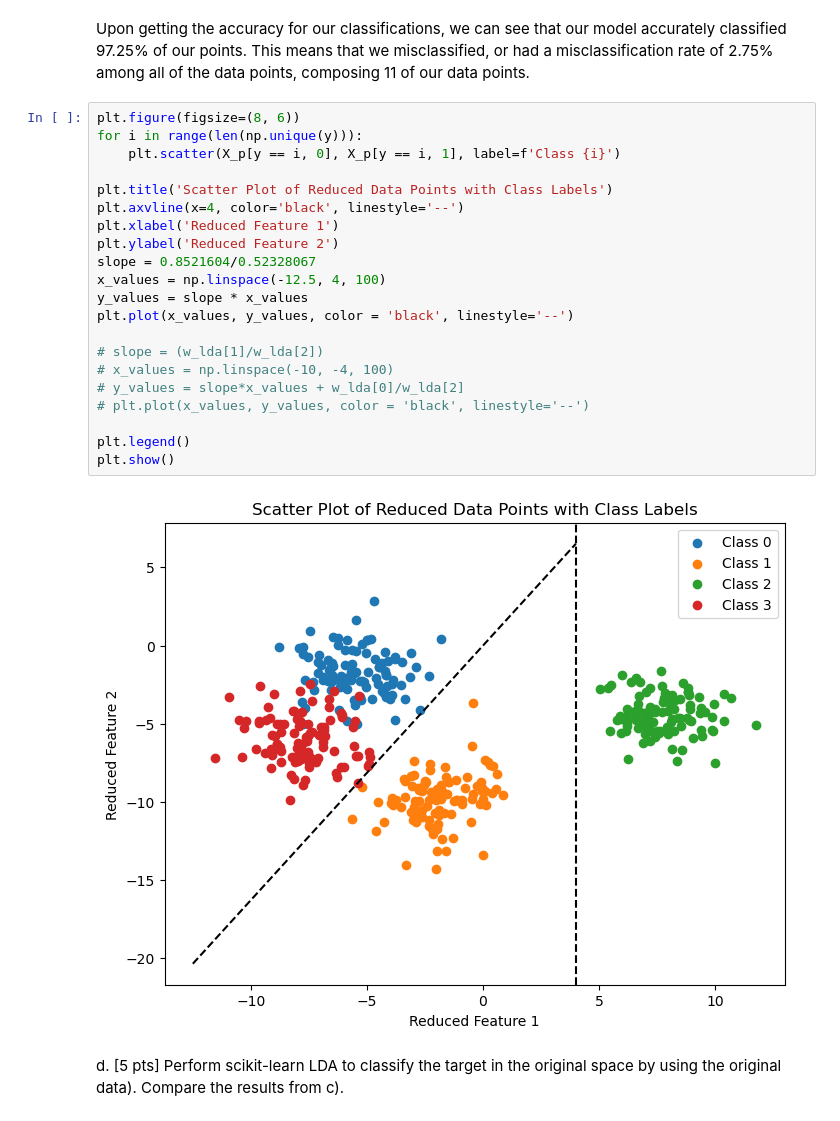
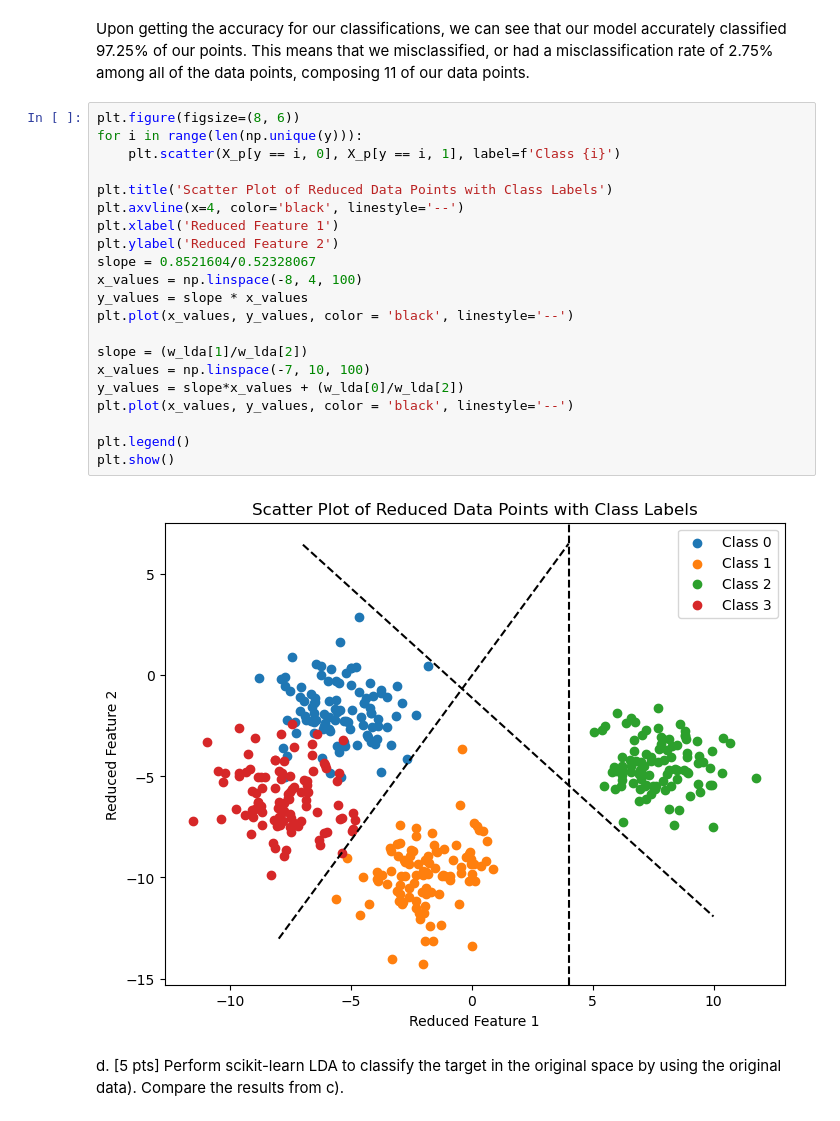
Before and after one commit to matthewpkearney/hw2-classification, a Jupyter notebook: MatthewKearney_HW2.ipynb, the cells around one changed output. Cells and saved outputs as stored; diff of their text form.

```diff
--- a/MatthewKearney_HW2.ipynb
+++ b/MatthewKearney_HW2.ipynb
@@ -336,26 +336,26 @@ Upon getting the accuracy for our classifications, we can see that our model acc
 # %%
 plt.figure(figsize=(8, 6))
 for i in range(len(np.unique(y))):
     plt.scatter(X_p[y == i, 0], X_p[y == i, 1], label=f'Class {i}')
 
 plt.title('Scatter Plot of Reduced Data Points with Class Labels')
 plt.axvline(x=4, color='black', linestyle='--')
 plt.xlabel('Reduced Feature 1')
 plt.ylabel('Reduced Feature 2')
 slope = 0.8521604/0.52328067
-x_values = np.linspace(-12.5, 4, 100)
+x_values = np.linspace(-8, 4, 100)
 y_values = slope * x_values
 plt.plot(x_values, y_values, color = 'black', linestyle='--')
 
-# slope = (w_lda[1]/w_lda[2])
-# x_values = np.linspace(-10, -4, 100)
-# y_values = slope*x_values + w_lda[0]/w_lda[2]
-# plt.plot(x_values, y_values, color = 'black', linestyle='--')
+slope = (w_lda[1]/w_lda[2])
+x_values = np.linspace(-7, 10, 100)
+y_values = slope*x_values + (w_lda[0]/w_lda[2])
+plt.plot(x_values, y_values, color = 'black', linestyle='--')
 
 plt.legend()
 plt.show()
 # %% [output]
-[figure, old version]
+[figure, new version]
 # %% [markdown]
 d. [5 pts] Perform scikit-learn LDA to classify the target in the original space by using the
  original data). Compare the results from c).
```
